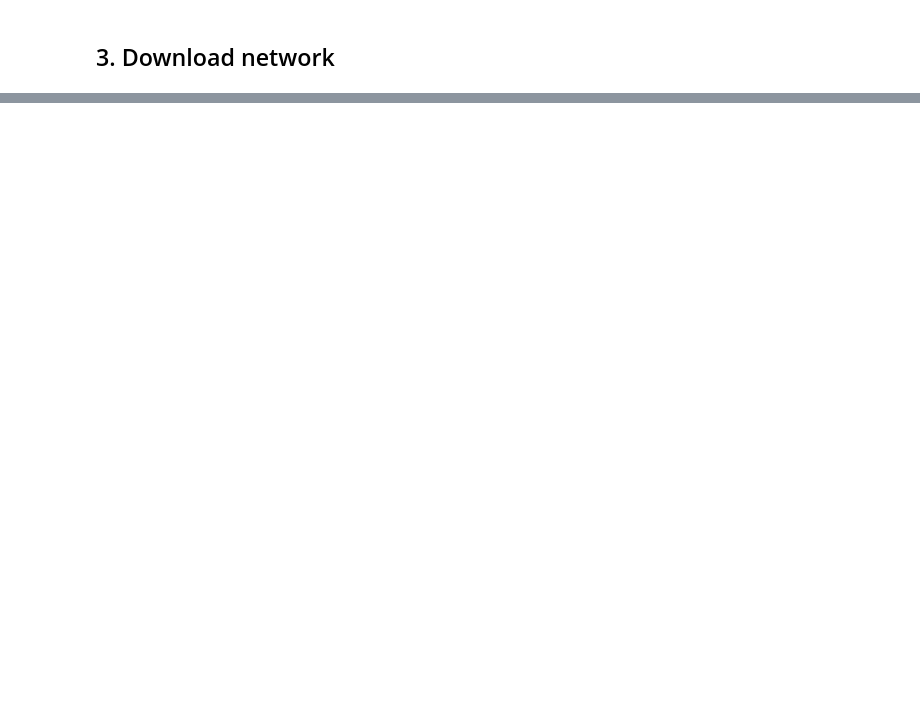
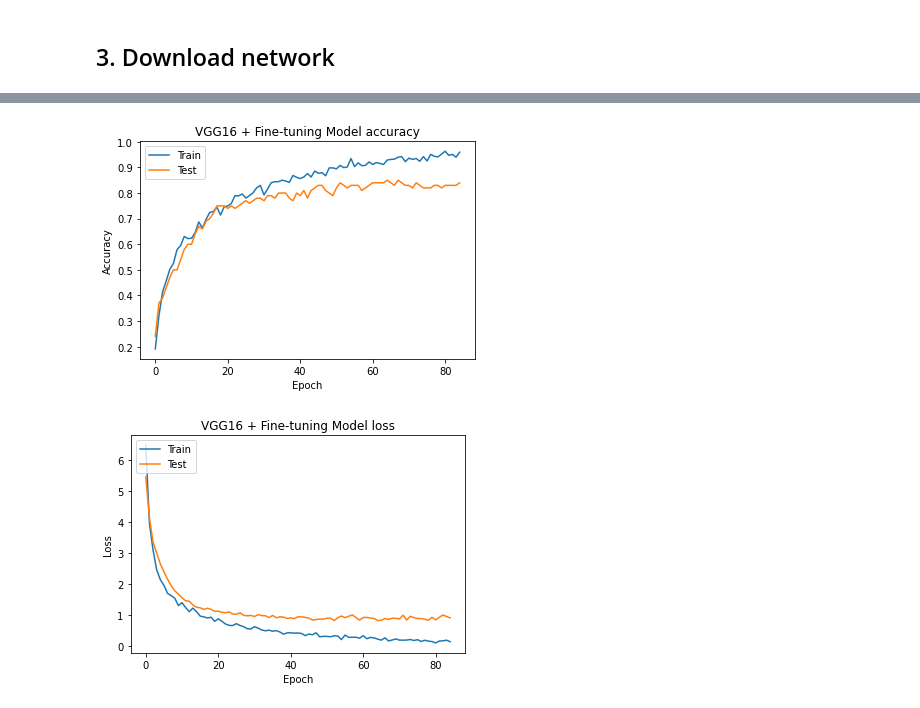
Before and after one commit to igonzf06/ros_computervision, a Jupyter notebook: CNN/tfm_transferlearning.ipynb, the cells around one changed output, grey strips where cells are left out. Saved outputs shown, nothing was run; the diff lists cells and outputs as text; code cells hidden in the pictures; blank space fills up the shorter version.

```diff
--- a/CNN/tfm_transferlearning.ipynb
+++ b/CNN/tfm_transferlearning.ipynb
@@ -287,0 +378,21 @@ Loss:  0.6274345517158508
+# %%
+from tensorflow.keras.layers import Dense, Flatten, Dropout, BatchNormalization
+from tensorflow.keras.models import Model
+
+# save the output of the last layer to be the input of the next layer
+last_layer = base_model.output
+
+# flatten the classifier input which is output of the last layer of VGG16 model
+x = Flatten(name="flatten")(last_layer)
+
+# add two FC layers, 50 and 20 units and relu activation
+x = Dense(50, activation='relu')(x)
+x = Dense(30, activation='relu')(x)
+
+x = Dense(num_classes, activation='softmax', name='softmax')(x)
+
+# instantiate a new_model using keras’s Model class
+new_model = Model(inputs=base_model.input, outputs=x)
+vgg_model = Model(inputs=base_model.input, outputs=x)
+# print the new_model summary
+new_model.summary()
@@ -287,0 +417,6 @@ Loss:  0.6274345517158508
+# %%
+plot_loss_ft = PlotLossesCallback()
+# %%
+new_model.compile(optimizer=RMSprop(learning_rate=0.00001), loss='categorical_crossentropy', metrics=['accuracy'])
+# %%
+history = new_model.fit(train_generator, batch_size=batch_size, validation_data=validation_generator, epochs=200, verbose=2, callbacks=[checkpoint, early_stop, plot_loss_ft])
@@ -287,0 +432,19 @@ Loss:  0.6274345517158508
+# %%
+plt.plot(history.history['accuracy'])
+plt.plot(history.history['val_accuracy'])
+plt.title('VGG16 + Fine-tuning Model accuracy')
+plt.ylabel('Accuracy')
+plt.xlabel('Epoch')
+plt.legend(['Train', 'Test'], loc='upper left')
+plt.show()
+
+plt.plot(history.history['loss'])
+plt.plot(history.history['val_loss'])
+plt.title('VGG16 + Fine-tuning Model loss')
+plt.ylabel('Loss')
+plt.xlabel('Epoch')
+plt.legend(['Train', 'Test'], loc='upper left')
+plt.show()
+# %% [output]
+[figure, added]
+[figure, added]
```
Also changed, not shown: parts of 28 cells of this notebook, 3 other files.
